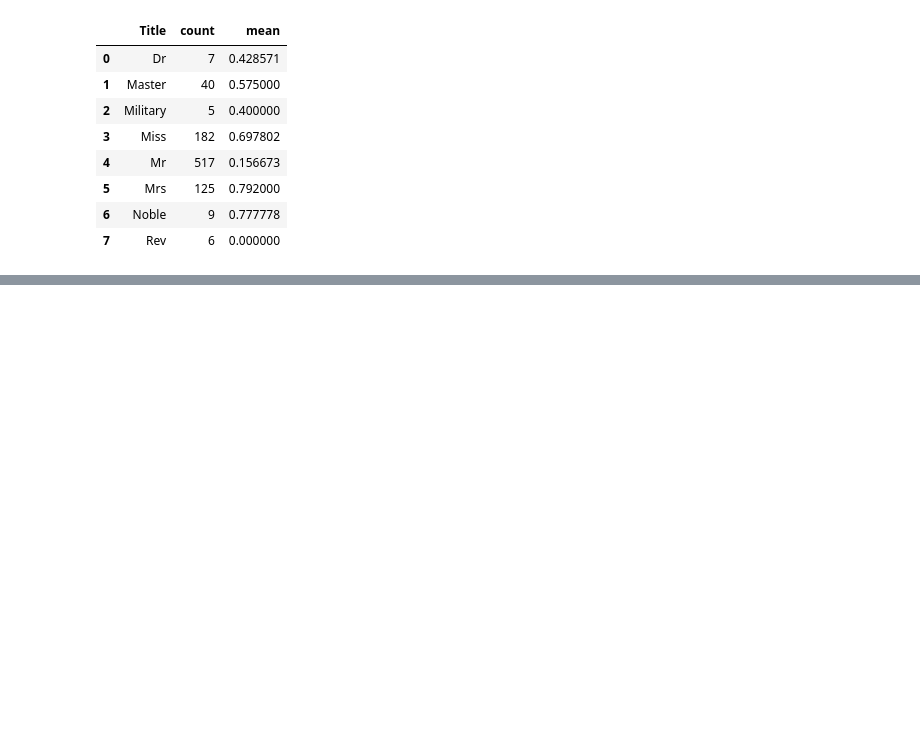
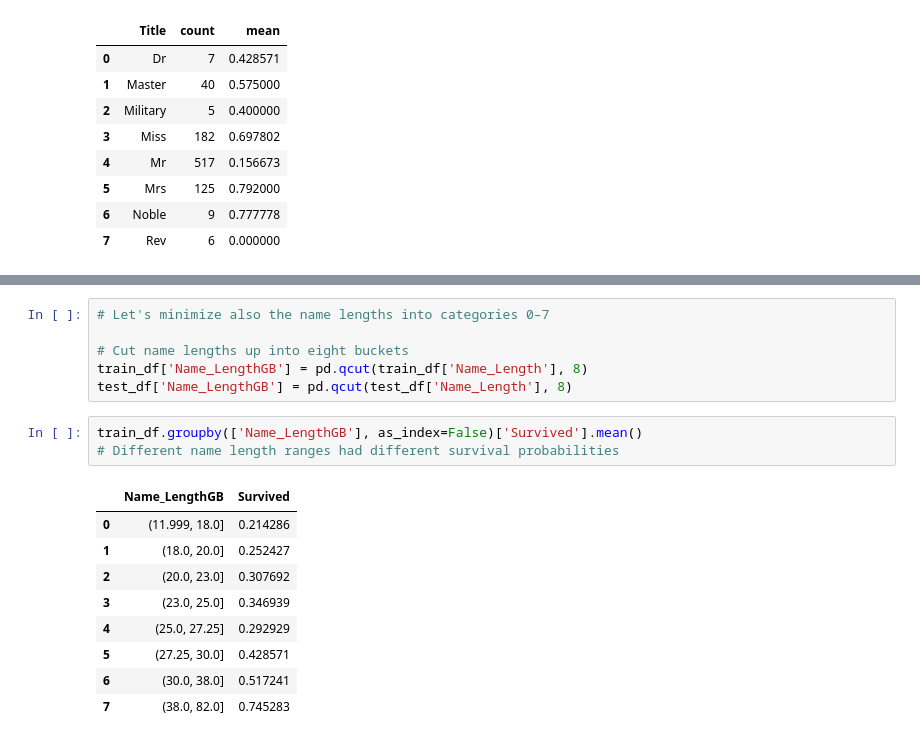
Before and after one commit to jonidaniel/data-science-and-machine-learning, a Jupyter notebook: kaggle/competitions/titanic-machine-learning-from-disaster/titanic.ipynb, the cells around one changed output, grey strips where cells are left out. Drawn from its saved outputs; the diff is of its cells as text; blank space fills up the shorter version.

```diff
--- a/kaggle/competitions/titanic-machine-learning-from-disaster/titanic.ipynb
+++ b/kaggle/competitions/titanic-machine-learning-from-disaster/titanic.ipynb
@@ -554,0 +569,19 @@ train_df.groupby(['Title'], as_index=False)['Survived'].agg(['count', 'mean'])
+# %%
+# Let's minimize also the name lengths into categories 0–7
+
+# Cut name lengths up into eight buckets
+train_df['Name_LengthGB'] = pd.qcut(train_df['Name_Length'], 8)
+test_df['Name_LengthGB'] = pd.qcut(test_df['Name_Length'], 8)
+# %%
+train_df.groupby(['Name_LengthGB'], as_index=False)['Survived'].mean()
+# Different name length ranges had different survival probabilities
+# %% [output]
+|  | Name_LengthGB | Survived |
+| 0 | (11.999, 18.0] | 0.214286 |
+| 1 | (18.0, 20.0] | 0.252427 |
+| 2 | (20.0, 23.0] | 0.307692 |
+| 3 | (23.0, 25.0] | 0.346939 |
+| 4 | (25.0, 27.25] | 0.292929 |
+| 5 | (27.25, 30.0] | 0.428571 |
+| 6 | (30.0, 38.0] | 0.517241 |
+| 7 | (38.0, 82.0] | 0.745283 |
```
Also changed, not shown: parts of 9 cells of this notebook.
